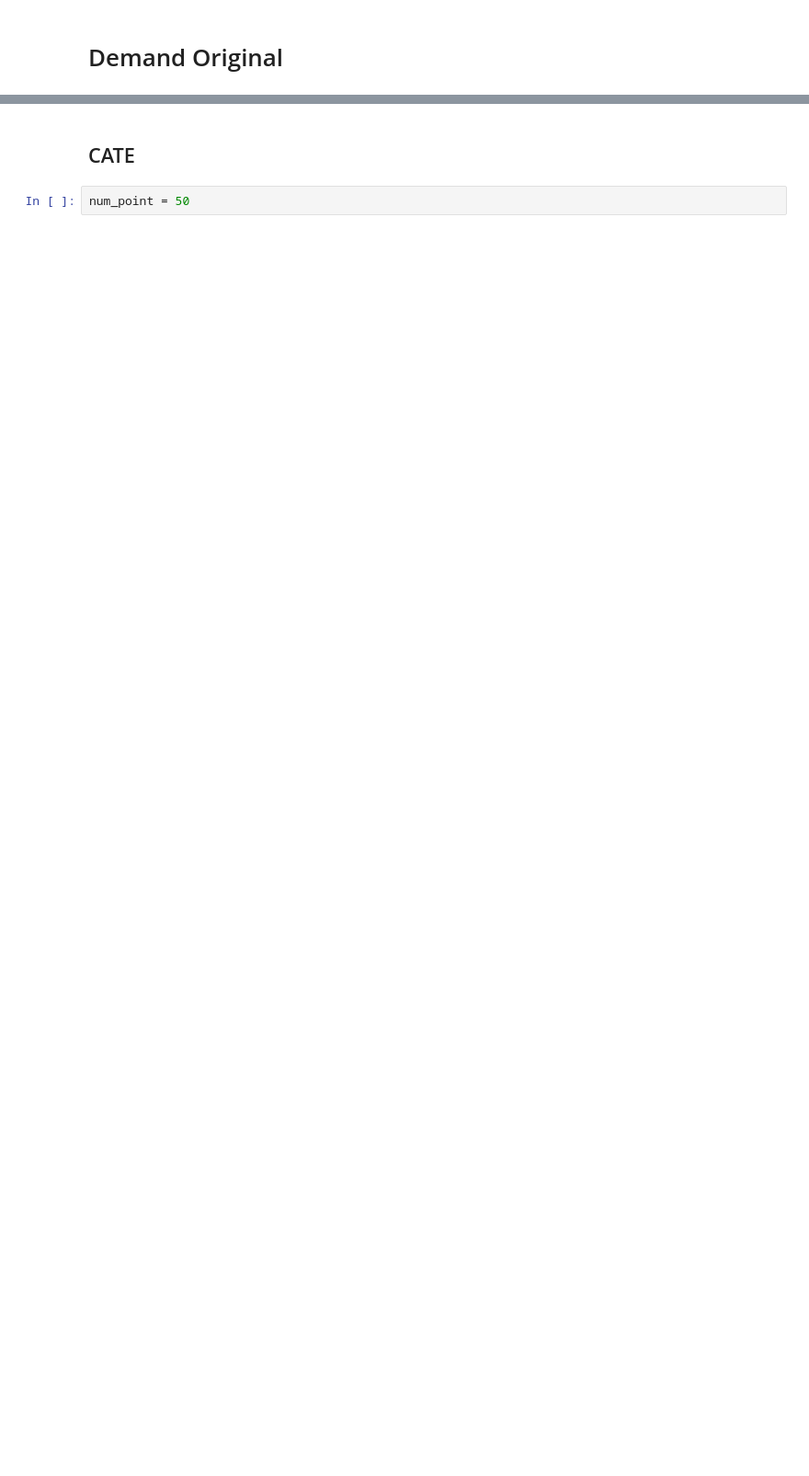
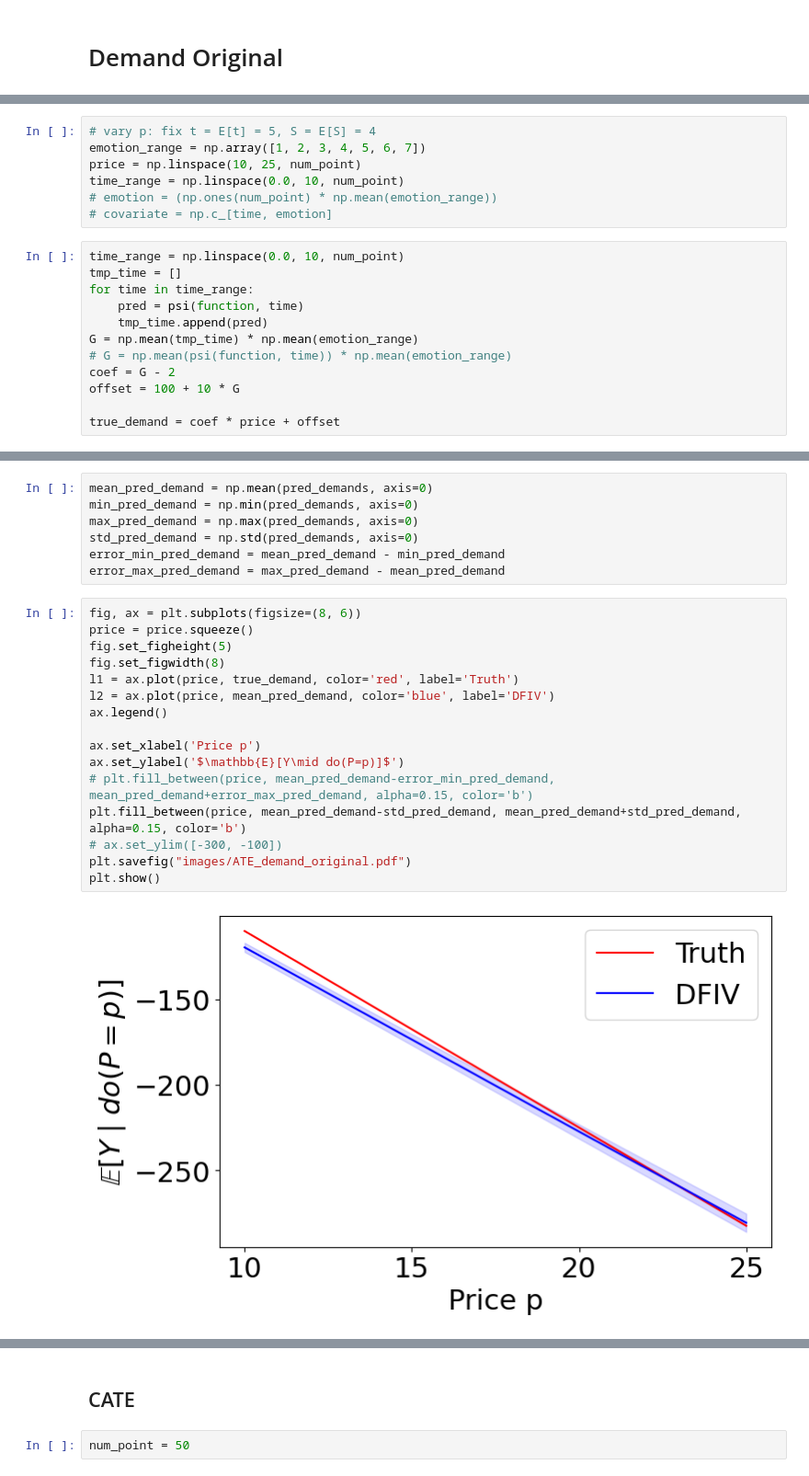
Before and after one commit to Jasmineqy0/DeepFeatureIV, a Jupyter notebook: viz/1. Demand.ipynb, the cells around one changed output, grey strips where cells are left out. Shown at 92% size. Saved outputs shown, nothing was run; the diff lists cells and outputs as text; blank space fills up the shorter version.

```diff
--- a/viz/1. Demand.ipynb
+++ b/viz/1. Demand.ipynb
@@ -75,0 +255,19 @@ fig.write_image("images/demand_original.pdf")
+# %%
+# vary p: fix t = E[t] = 5, S = E[S] = 4
+emotion_range = np.array([1, 2, 3, 4, 5, 6, 7])
+price = np.linspace(10, 25, num_point)
+time_range = np.linspace(0.0, 10, num_point)
+# emotion = (np.ones(num_point) * np.mean(emotion_range))
+# covariate = np.c_[time, emotion]
+# %%
+time_range = np.linspace(0.0, 10, num_point)
+tmp_time = []
+for time in time_range:
+    pred = psi(function, time)
+    tmp_time.append(pred)
+G = np.mean(tmp_time) * np.mean(emotion_range)
+# G = np.mean(psi(function, time)) * np.mean(emotion_range)
+coef = G - 2
+offset = 100 + 10 * G
+
+true_demand = coef * price + offset
@@ -75,0 +308,25 @@ fig.write_image("images/demand_original.pdf")
+# %%
+mean_pred_demand = np.mean(pred_demands, axis=0)
+min_pred_demand = np.min(pred_demands, axis=0)
+max_pred_demand = np.max(pred_demands, axis=0)
+std_pred_demand = np.std(pred_demands, axis=0)
+error_min_pred_demand = mean_pred_demand - min_pred_demand
+error_max_pred_demand = max_pred_demand - mean_pred_demand
+# %%
+fig, ax = plt.subplots(figsize=(8, 6))
+price = price.squeeze()
+fig.set_figheight(5)
+fig.set_figwidth(8)
+l1 = ax.plot(price, true_demand, color='red', label='Truth')
+l2 = ax.plot(price, mean_pred_demand, color='blue', label='DFIV')
+ax.legend()
+
+ax.set_xlabel('Price p')
+ax.set_ylabel('$\mathbb{E}[Y\mid do(P=p)]$')
+# plt.fill_between(price, mean_pred_demand-error_min_pred_demand, mean_pred_demand+error_max_pred_demand, alpha=0.15, color='b')
+plt.fill_between(price, mean_pred_demand-std_pred_demand, mean_pred_demand+std_pred_demand, alpha=0.15, color='b')
+# ax.set_ylim([-300, -100])
+plt.savefig("images/ATE_demand_original.pdf")
+plt.show()
+# %% [output]
+[figure, added]
```
Also changed, not shown: parts of 71 cells of this notebook, 16 other files.
